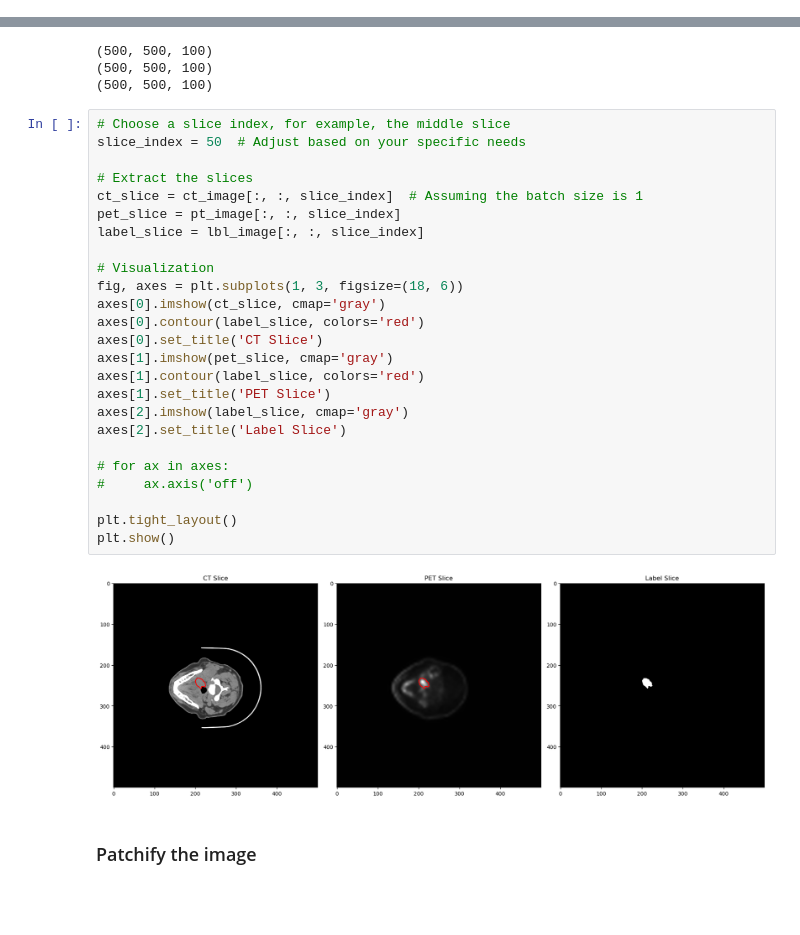
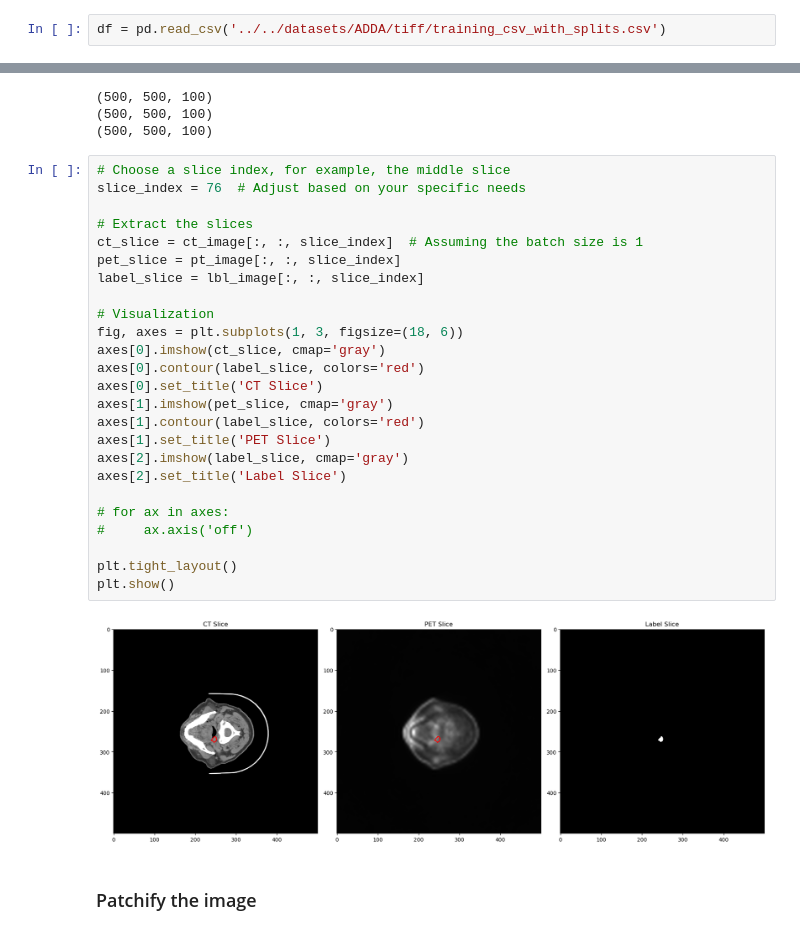
Before and after one commit to ahmedqasem/nii_data, a Jupyter notebook: notebooks/save_tiff_to_patch.ipynb, the cells around one changed output, grey strips where cells are left out. Cells and saved outputs as stored; diff of their text form; blank space fills up the shorter version.

```diff
--- a/notebooks/save_tiff_to_patch.ipynb
+++ b/notebooks/save_tiff_to_patch.ipynb
@@ -34,2 +188,4 @@ df.head()
 # %% [markdown]
 ## read the first ct image
+# %%
+df = pd.read_csv('../../datasets/ADDA/tiff/training_csv_with_splits.csv')
@@ -53,31 +222,31 @@ print(lbl_image.shape)
 (500, 500, 100)
 # %%
 # Choose a slice index, for example, the middle slice
-slice_index = 50  # Adjust based on your specific needs
+slice_index = 76  # Adjust based on your specific needs
 
 # Extract the slices
 ct_slice = ct_image[:, :, slice_index]  # Assuming the batch size is 1
 pet_slice = pt_image[:, :, slice_index]
 label_slice = lbl_image[:, :, slice_index]
 
 # Visualization
 fig, axes = plt.subplots(1, 3, figsize=(18, 6))
 axes[0].imshow(ct_slice, cmap='gray')
 axes[0].contour(label_slice, colors='red')
 axes[0].set_title('CT Slice')
 axes[1].imshow(pet_slice, cmap='gray')
 axes[1].contour(label_slice, colors='red')
 axes[1].set_title('PET Slice')
 axes[2].imshow(label_slice, cmap='gray')
 axes[2].set_title('Label Slice')
 
 # for ax in axes:
 #     ax.axis('off')
 
 plt.tight_layout()
 plt.show()
 # %% [output]
-[figure, old version]
+[figure, new version]
 # %% [markdown]
 ### Patchify the image
 # %%
```
Also changed, not shown: parts of 51 cells of this notebook, 1 other file.
